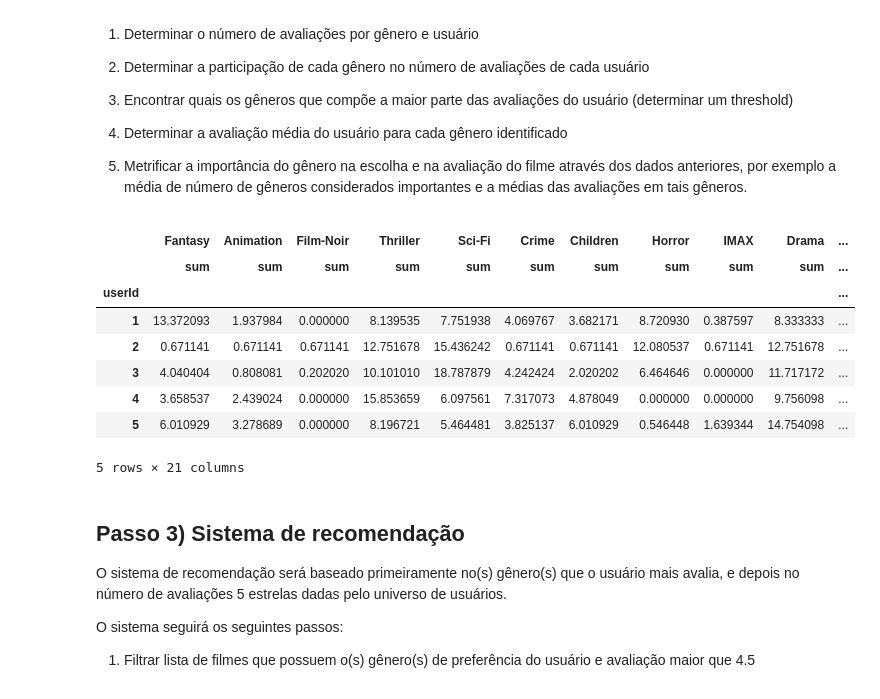
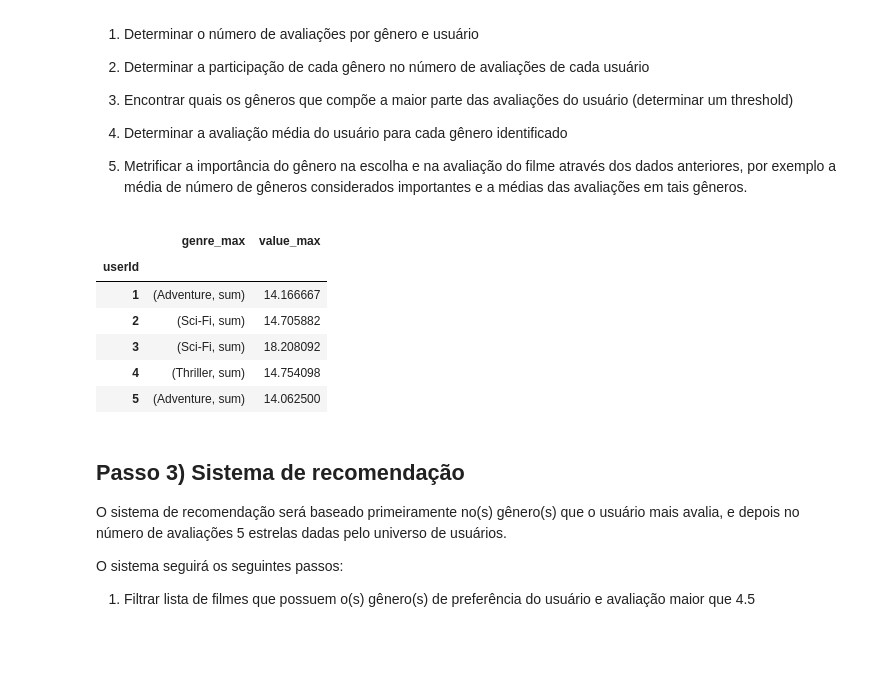
Before and after one commit to marivgonzales/recomendation_system, a Jupyter notebook: recomend_system.ipynb, the cells around one changed output. Saved outputs shown, nothing was run; the diff lists cells and outputs as text; code cells hidden in the pictures; blank space fills up the shorter version.

```diff
--- a/recomend_system.ipynb
+++ b/recomend_system.ipynb
@@ -21,7 +23,14 @@ movies = pd.read_csv('ml-20m/movies.csv')
 #tags = pd.read_csv('ml-20m/tags.csv')
 
 # Mesclando os dados dos filmes com as avaliações
-ratings_movies = pd.merge(ratings, movies, on='movieId').drop('timestamp', axis=1)
-ratings_movies.head(5)
+ratings_movies_all = pd.merge(ratings, movies, on='movieId').drop('timestamp', axis=1)
+
+# Separando os índices para os conjuntos de treino e teste
+split = StratifiedShuffleSplit(n_splits=1,test_size=0.3)
+indices_train, indices_test = next(split.split(np.zeros(len(ratings_movies_all['userId'])), ratings_movies_all['userId']))
+
+# Definindo o conjunto de treino, ou principal
+ratings_movies = ratings_movies_all.iloc[indices_train]
+ratings_movies
 # %% [output]
 |  | userId | movieId | rating | title | genres |
@@ -125,7 +187,7 @@ for s in ratings_movies['genres'].str.split('|').values:
     genre_labels = genre_labels.union(set(s))
 
 # 1b) desmembrando todos os gêneros em colunas separadas
-genres_df = pd.DataFrame(dict((genre, ratings_movies.genres.str.contains(genre, re.IGNORECASE))
+genres_df = pd.DataFrame(dict((genre, ratings_movies['genres'].str.contains(genre, re.IGNORECASE))
                              for genre in genre_labels))
 ratings_movies_expand = genres_df.join(ratings_movies)
 
@@ -138,19 +199,20 @@ n_gen_user['total'] = n_gen_user.apply(sum, axis=1)
 tax_gen_user = n_gen_user.div(n_gen_user['total'], axis=0).mul(100)
 # %%
-# 3. Encontrando qual gênero que compõe a maior parte das avaliações do usuário e alocando na coluna 'max'
+# 3. Encontrando qual(is) gênero(s) que compõe(m) a maior parte das avaliações do usuário
 tax_pref = tax_gen_user.drop('total', axis=1)
-tax_pref['max'] = tax_pref.apply(np.argmax, axis=1)
-tax_pref.head()
+preference = pd.DataFrame()
+preference['genre_max'] = tax_pref.apply(np.argmax, axis=1)
+preference['value_max'] = tax_pref.apply(np.amax, axis=1)
+
+preference.head()
 # %% [output]
-|  | Fantasy | Animation | Film-Noir | Thriller | Sci-Fi | Crime | Children | Horror | IMAX | Drama | ... |
-|  | sum | sum | sum | sum | sum | sum | sum | sum | sum | sum | ... |
-| userId |  |  |  |  |  |  |  |  |  |  | ... |
-| 1 | 13.372093 | 1.937984 | 0.000000 | 8.139535 | 7.751938 | 4.069767 | 3.682171 | 8.720930 | 0.387597 | 8.333333 | ... |
-| 2 | 0.671141 | 0.671141 | 0.671141 | 12.751678 | 15.436242 | 0.671141 | 0.671141 | 12.080537 | 0.671141 | 12.751678 | ... |
-| 3 | 4.040404 | 0.808081 | 0.202020 | 10.101010 | 18.787879 | 4.242424 | 2.020202 | 6.464646 | 0.000000 | 11.717172 | ... |
-| 4 | 3.658537 | 2.439024 | 0.000000 | 15.853659 | 6.097561 | 7.317073 | 4.878049 | 0.000000 | 0.000000 | 9.756098 | ... |
-| 5 | 6.010929 | 3.278689 | 0.000000 | 8.196721 | 5.464481 | 3.825137 | 6.010929 | 0.546448 | 1.639344 | 14.754098 | ... |
+|  | genre_max | value_max |
+| userId |  |  |
+| 1 | (Adventure, sum) | 14.166667 |
+| 2 | (Sci-Fi, sum) | 14.705882 |
+| 3 | (Sci-Fi, sum) | 18.208092 |
+| 4 | (Thriller, sum) | 14.754098 |
+| 5 | (Adventure, sum) | 14.062500 |
-5 rows × 21 columns
 # %%
 # 4. Determinar a avaliação média do usuário para cada gênero identificado
 # %%
```
Also changed, not shown: parts of 17 cells of this notebook.
